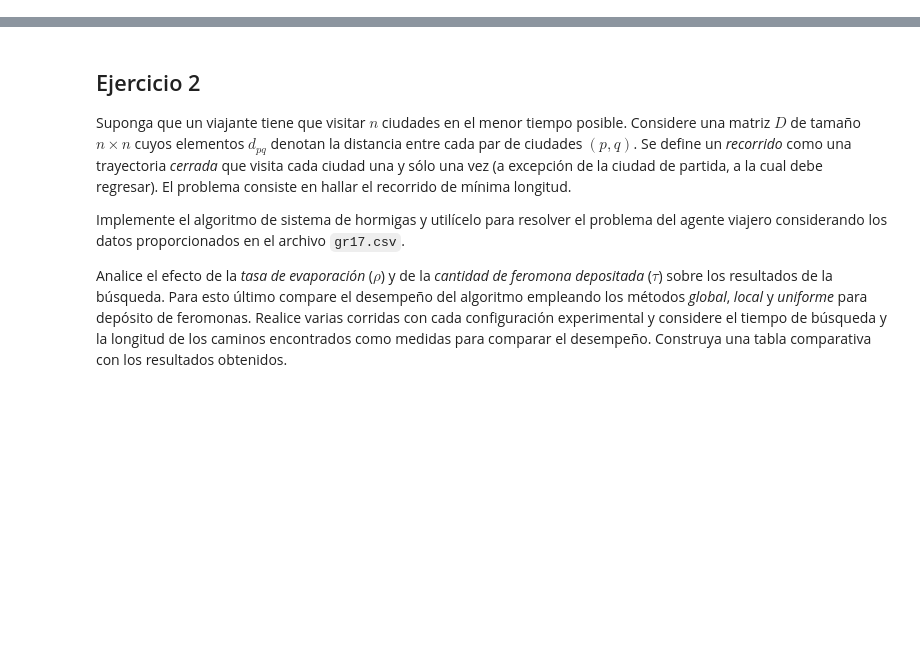
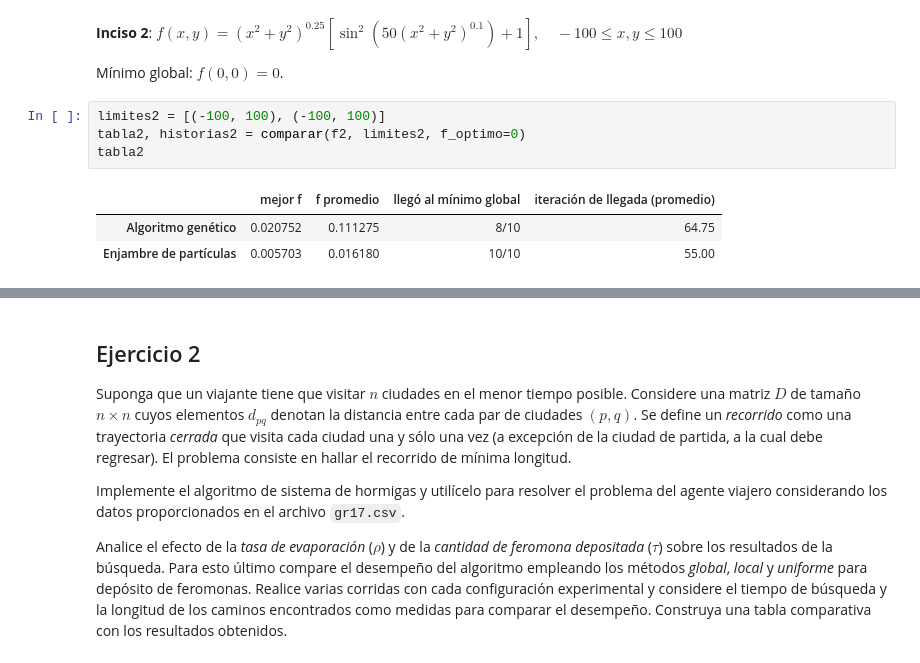
Before and after one commit to FICHCuatrimestral/InteligenciaComputacional, a Jupyter notebook: Practicas/TP7/TP7.ipynb, the cells around one changed output, grey strips where cells are left out. Drawn from its saved outputs; the diff is of its cells as text; blank space fills up the shorter version.

```diff
--- a/Practicas/TP7/TP7.ipynb
+++ b/Practicas/TP7/TP7.ipynb
@@ -14,0 +308,12 @@ Compare los resultados en relación a los obtenidos con algoritmos genéticos, e
+# %% [markdown]
+**Inciso 2**: $f(x, y) = (x^2 + y^2)^{0.25} \left[\sin^2\left(50(x^2+y^2)^{0.1}\right) + 1\right], \quad -100 \leq x, y \leq 100$
+
+Mínimo global: $f(0, 0) = 0$.
+# %%
+limites2 = [(-100, 100), (-100, 100)]
+tabla2, historias2 = comparar(f2, limites2, f_optimo=0)
+tabla2
+# %% [output]
+|  | mejor f | f promedio | llegó al mínimo global | iteración de llegada (promedio) |
+| Algoritmo genético | 0.020752 | 0.111275 | 8/10 | 64.75 |
+| Enjambre de partículas | 0.005703 | 0.016180 | 10/10 | 55.00 |
```
Also changed, not shown: parts of 16 cells of this notebook.
